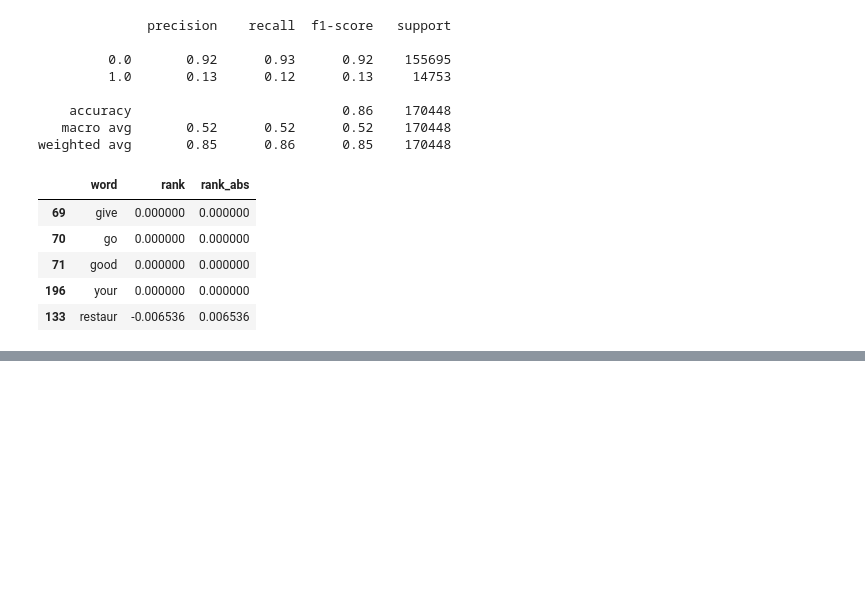
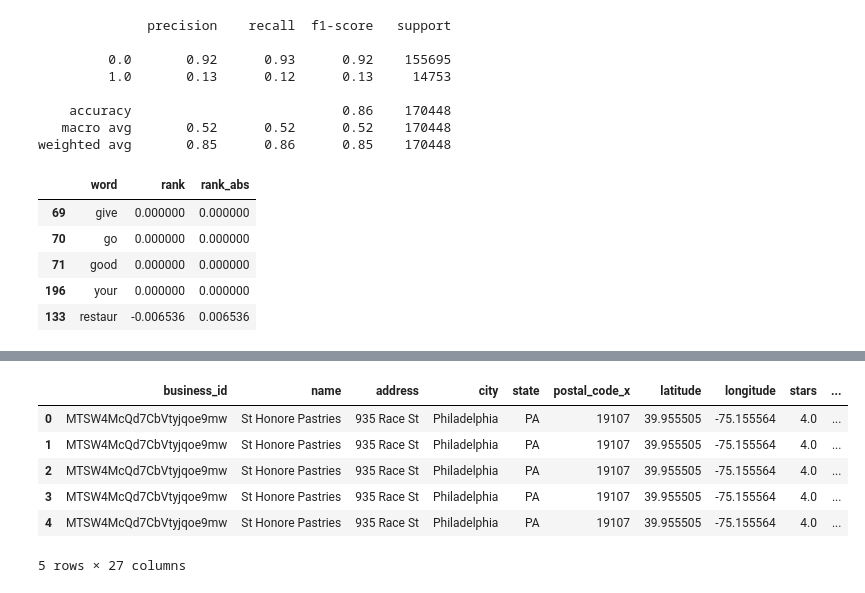
Before and after one commit to glow-27/COGS_209_proj, a Jupyter notebook: textprocessing.ipynb, the cells around one changed output, grey strips where cells are left out. Drawn from its saved outputs; the diff is of its cells as text; code cells hidden in the pictures; blank space fills up the shorter version.

```diff
--- a/textprocessing.ipynb
+++ b/textprocessing.ipynb
@@ -202,0 +221,12 @@ importance2.tail()
+# %%
+dat['authentic'] = np.where(dat['text'].str.contains('authent'), 1, 0)
+# %%
+dat.head()
+# %% [output]
+|  | business_id | name | address | city | state | postal_code_x | latitude | longitude | stars | ... |
+| 0 | MTSW4McQd7CbVtyjqoe9mw | St Honore Pastries | 935 Race St | Philadelphia | PA | 19107 | 39.955505 | -75.155564 | 4.0 | ... |
+| 1 | MTSW4McQd7CbVtyjqoe9mw | St Honore Pastries | 935 Race St | Philadelphia | PA | 19107 | 39.955505 | -75.155564 | 4.0 | ... |
+| 2 | MTSW4McQd7CbVtyjqoe9mw | St Honore Pastries | 935 Race St | Philadelphia | PA | 19107 | 39.955505 | -75.155564 | 4.0 | ... |
+| 3 | MTSW4McQd7CbVtyjqoe9mw | St Honore Pastries | 935 Race St | Philadelphia | PA | 19107 | 39.955505 | -75.155564 | 4.0 | ... |
+| 4 | MTSW4McQd7CbVtyjqoe9mw | St Honore Pastries | 935 Race St | Philadelphia | PA | 19107 | 39.955505 | -75.155564 | 4.0 | ... |
+5 rows × 27 columns
```
Also changed, not shown: parts of 9 cells of this notebook.
